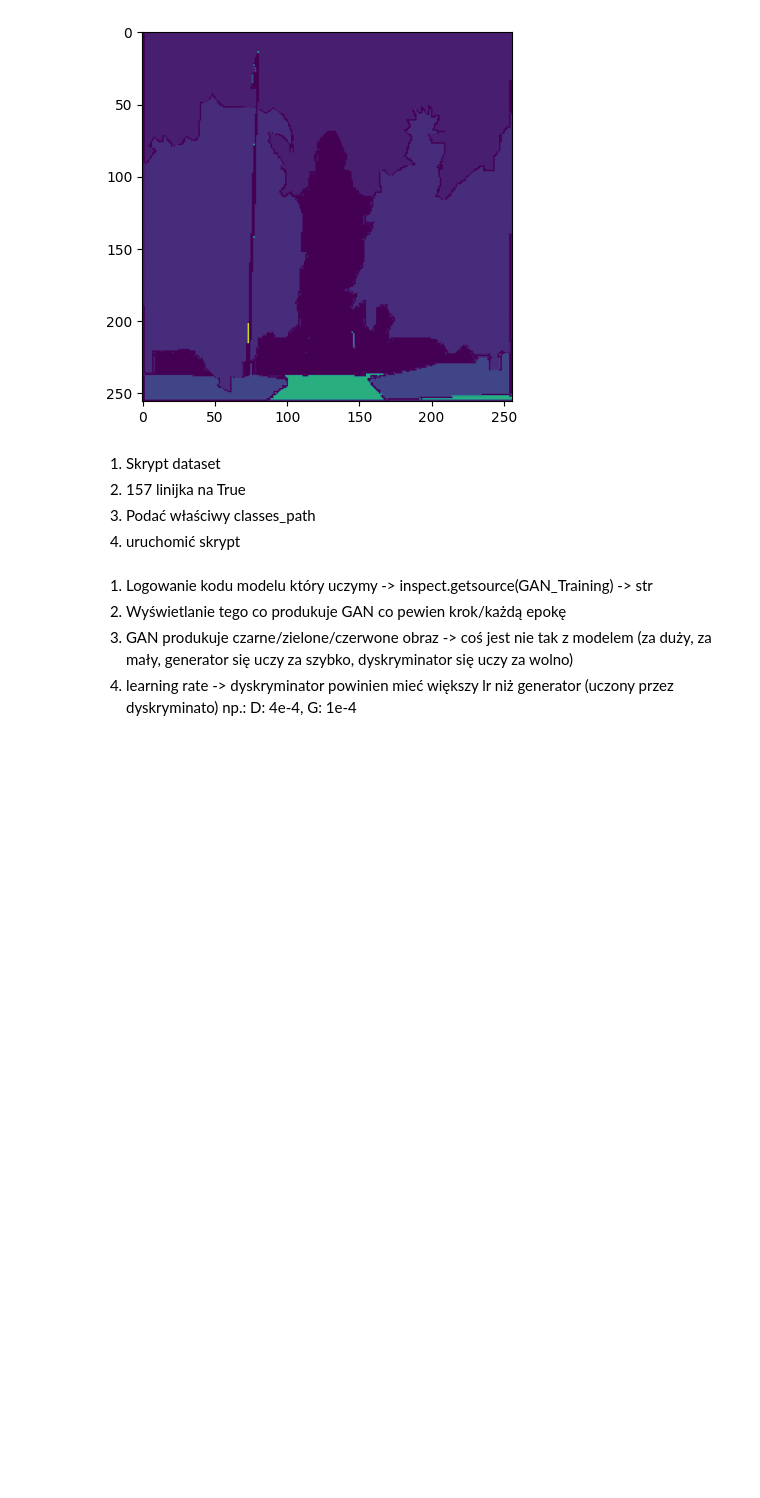
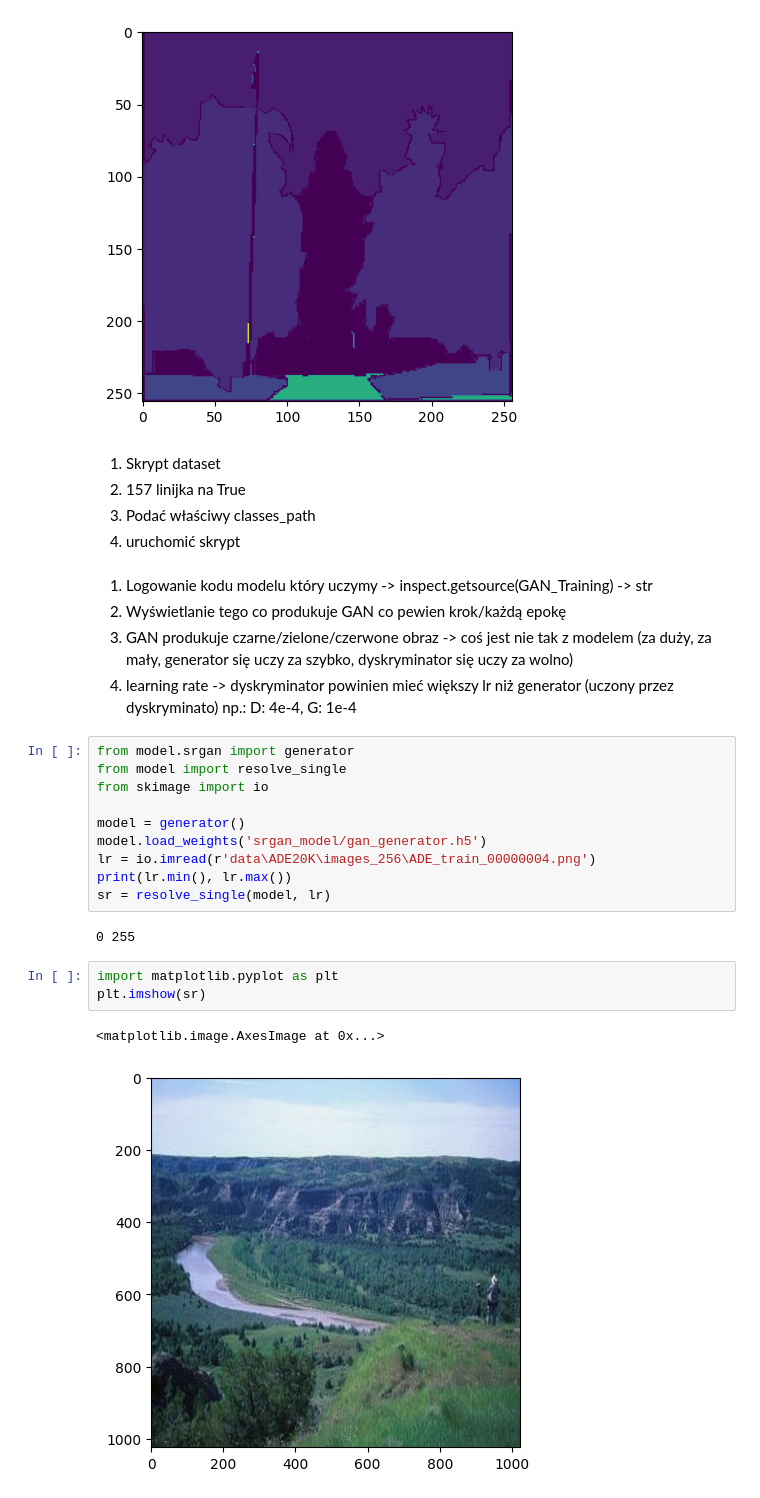
Before and after one commit to adriankucharski/RealisticImageGenerator, a Jupyter notebook: tutorial.ipynb, the cells around one changed output. Drawn from its saved outputs; the diff is of its cells as text; blank space fills up the shorter version.

Commit message:
add srgan

```diff
--- a/tutorial.ipynb
+++ b/tutorial.ipynb
@@ -175,3 +175,21 @@ for epoch in range(5):
 2. Wyświetlanie tego co produkuje GAN co pewien krok/każdą epokę
 3. GAN produkuje czarne/zielone/czerwone obraz -> coś jest nie tak z modelem (za duży, za mały, generator się uczy za szybko, dyskryminator się uczy za wolno)
 4. learning rate -> dyskryminator powinien mieć większy lr niż generator (uczony przez dyskryminato) np.: D: 4e-4, G: 1e-4
+# %%
+from model.srgan import generator
+from model import resolve_single
+from skimage import io
+
+model = generator()
+model.load_weights('srgan_model/gan_generator.h5')
+lr = io.imread(r'data\ADE20K\images_256\ADE_train_00000004.png')
+print(lr.min(), lr.max())
+sr = resolve_single(model, lr)
+# %% [output]
+0 255
+# %%
+import matplotlib.pyplot as plt
+plt.imshow(sr)
+# %% [output]
+<matplotlib.image.AxesImage at 0x...>
+[figure, added]
```
Also changed, not shown: 13 other files.
